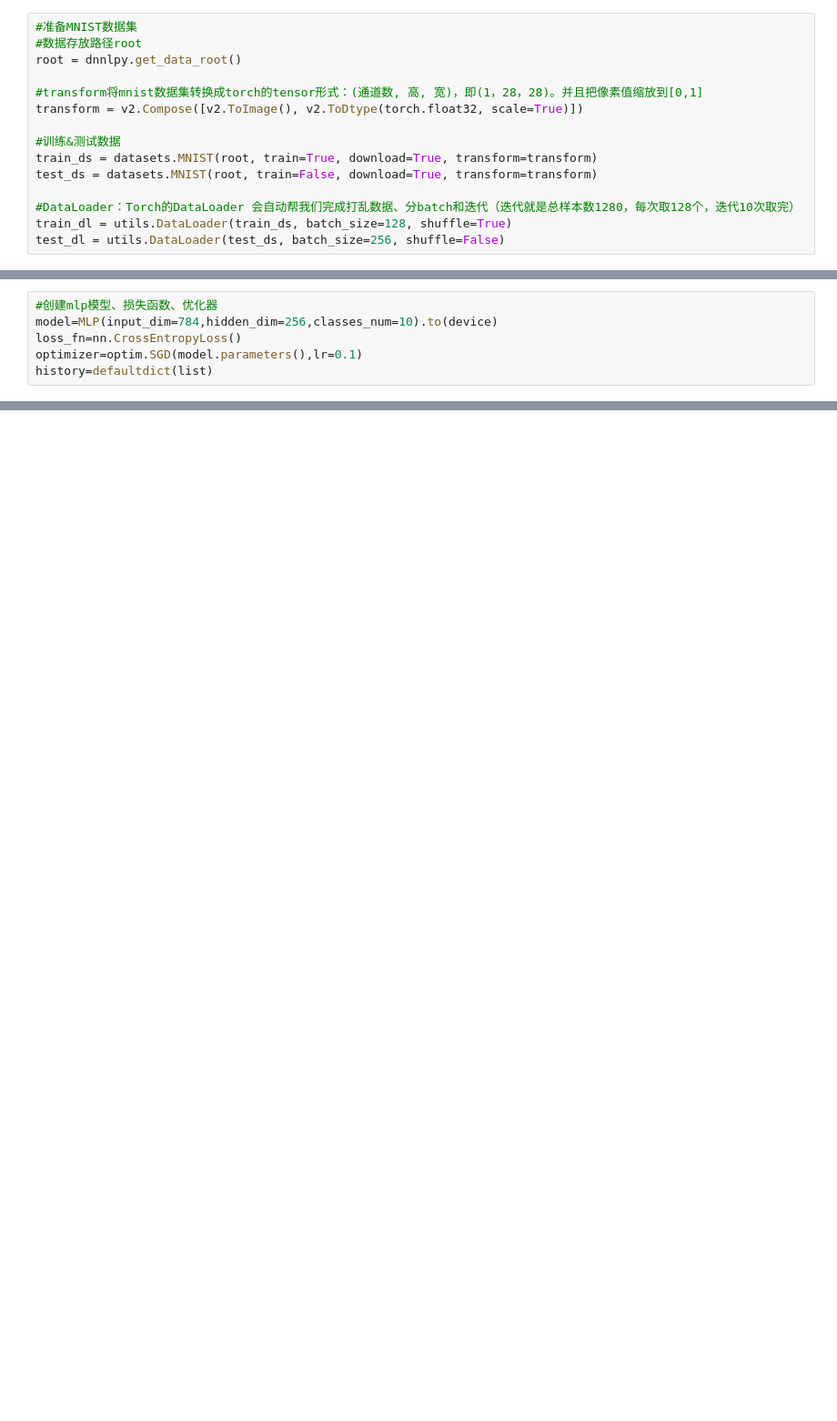
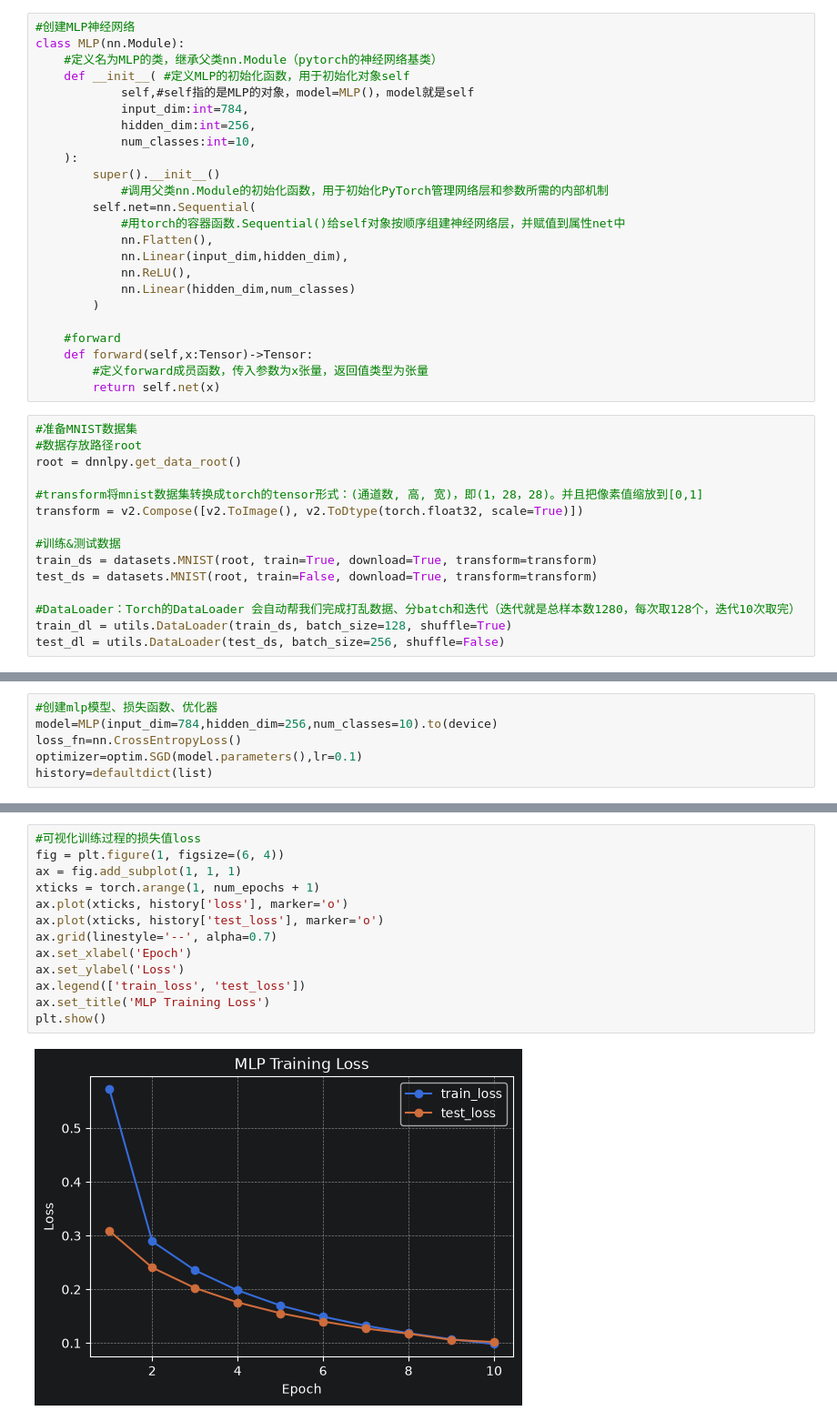
Before and after one commit to HuWanliang/MLP, a Jupyter notebook: MLPinTorchforMNIST.ipynb, the cells around one changed output, grey strips where cells are left out. Shown at 91% size. Drawn from its saved outputs; the diff is of its cells as text; blank space fills up the shorter version.

```diff
--- a/MLPinTorchforMNIST.ipynb
+++ b/MLPinTorchforMNIST.ipynb
@@ -11,6 +11,30 @@ import torch.utils.data as utils
 import torchvision.datasets as datasets
 import torchvision.transforms.v2 as v2
 from torch import Tensor
+# %%
+#创建MLP神经网络
+class MLP(nn.Module):
+    #定义名为MLP的类，继承父类nn.Module（pytorch的神经网络基类）
+    def __init__( #定义MLP的初始化函数，用于初始化对象self
+            self,#self指的是MLP的对象，model=MLP()，model就是self
+            input_dim:int=784,
+            hidden_dim:int=256,
+            num_classes:int=10,
+    ):
+        super().__init__()
+            #调用父类nn.Module的初始化函数，用于初始化PyTorch管理网络层和参数所需的内部机制
+        self.net=nn.Sequential(
+            #用torch的容器函数.Sequential()给self对象按顺序组建神经网络层，并赋值到属性net中
+            nn.Flatten(),
+            nn.Linear(input_dim,hidden_dim),
+            nn.ReLU(),
+            nn.Linear(hidden_dim,num_classes)
+        )
+
+    #forward
+    def forward(self,x:Tensor)->Tensor:
+        #定义forward成员函数，传入参数为x张量，返回值类型为张量
+        return self.net(x)
 # %%
 #准备MNIST数据集
 #数据存放路径root
@@ -33,6 +59,6 @@ print('Using device:',device)
 # %%
 #创建mlp模型、损失函数、优化器
-model=MLP(input_dim=784,hidden_dim=256,classes_num=10).to(device)
+model=MLP(input_dim=784,hidden_dim=256,num_classes=10).to(device)
 loss_fn=nn.CrossEntropyLoss()
 optimizer=optim.SGD(model.parameters(),lr=0.1)
 history=defaultdict(list)
@@ -66,0 +136,15 @@ for epoch in range(1,num_epochs+1):
+# %%
+#可视化训练过程的损失值loss
+fig = plt.figure(1, figsize=(6, 4))
+ax = fig.add_subplot(1, 1, 1)
+xticks = torch.arange(1, num_epochs + 1)
+ax.plot(xticks, history['loss'], marker='o')
+ax.plot(xticks, history['test_loss'], marker='o')
+ax.grid(linestyle='--', alpha=0.7)
+ax.set_xlabel('Epoch')
+ax.set_ylabel('Loss')
+ax.legend(['train_loss', 'test_loss'])
+ax.set_title('MLP Training Loss')
+plt.show()
+# %% [output]
+[figure, added]
```
Also changed, not shown: parts of 4 cells of this notebook.
